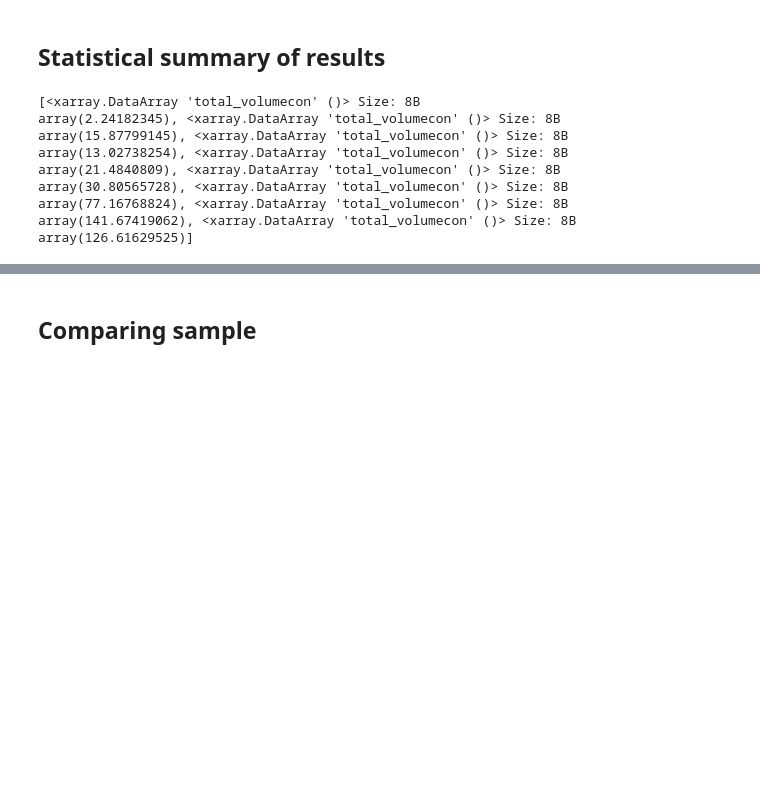
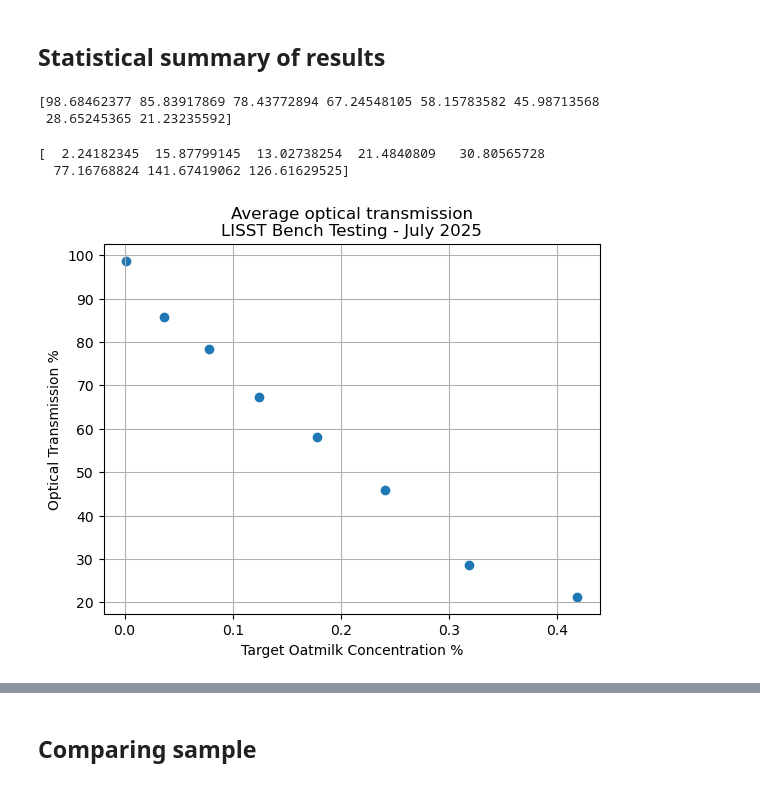
Before and after one commit to cooleyky/prtsz_deep_dive, a Jupyter notebook: 04-analyze-oatmilk-transmission.ipynb, the cells around one changed output, grey strips where cells are left out. Saved outputs shown, nothing was run; the diff lists cells and outputs as text; code cells hidden in the pictures; blank space fills up the shorter version.

Commit message:
Compare bench testing results

```diff
--- a/04-analyze-oatmilk-transmission.ipynb
+++ b/04-analyze-oatmilk-transmission.ipynb
@@ -35,6 +36,20 @@ def load_lisst(fpath, csvhdr):
     # print(lisst_data.head(1))
     # Convert data frames to xarray for easy manipulation
     lisst_ds = xr.Dataset.from_dataframe(lisst_data)
+    # Create 2D array for binned volume concentration
+    volumecon2D = list([])
+    bins = list([])
+    for var in lisst_ds.variables:
+        if re.search("volumecon[0-9]+", var):
+                bins.append(var)
+                volumecon2D.append(lisst_ds[var])
+    lisst_ds = lisst_ds.drop_vars(bins)
+    str2num = lambda x: int(x.replace("volumecon", ""))
+    bins = [str2num(x) for x in bins]
+    lisst_ds["volume_concentration_2D"] = xr.concat(
+        volumecon2D, pd.Index(bins, name="bin")
+        )
+    lisst_ds["volume_concentration_2D"] = lisst_ds["volume_concentration_2D"].assign_attrs(units="$\mu$L/L")
     return lisst_ds
 # %%
 # Load LISST CSV column names from json containing column headers
@@ -42,8 +57,8 @@ headers = pd.read_json("./inst_headers/lisst_hdr.json", typ='series', orient='re
 csvhdr = headers.iloc[0]
 # %%
 # Change first 36 column names to integer bin numbers
-bins = np.arange(36)+1
-csvhdr[0:36] = bins.astype(str)
+# bins = np.arange(36)+1
+# csvhdr[0:36] = bins.astype(str)
 # csvhdr
 # %%
 # Load data to workspace
@@ -57,21 +72,37 @@ lisst3185 = load_lisst(path.join(LISST_PATH, flist[6]), csvhdr)
 lisst4185 = load_lisst(path.join(LISST_PATH, flist[7]), csvhdr)
 # %% [markdown]
 ## Statistical summary of results
+# %%
+# Target percent oatmilk concentrations
+oatmilk_percent = np.array([0.0017, 0.0366, 0.0776, 0.1240,
+                            0.1776, 0.2409, 0.3185, 0.4185])
 # %%
 # Mean optical transmission
+optical_transmission_avg = np.array([lisst0017.optical_transmission.mean(), lisst0366.optical_transmission.mean(),
+       lisst0776.optical_transmission.mean(), lisst1240.optical_transmission.mean(),
+       lisst1776.optical_transmission.mean(), lisst2409.optical_transmission.mean(),
+       lisst3185.optical_transmission.mean(), lisst4185.optical_transmission.mean()])*100
+print(optical_transmission_avg)
+# %% [output]
+[98.68462377 85.83917869 78.43772894 67.24548105 58.15783582 45.98713568
+ 28.65245365 21.23235592]
 # %%
 # Mean total volume concentration
-total_volume_avg = [lisst0017.total_volumecon.mean(), lisst0366.total_volumecon.mean().values,
+total_volume_avg = np.array([lisst0017.total_volumecon.mean(), lisst0366.total_volumecon.mean(),
        lisst0776.total_volumecon.mean(), lisst1240.total_volumecon.mean(),
        lisst1776.total_volumecon.mean(), lisst2409.total_volumecon.mean(),
-       lisst3185.total_volumecon.mean(), lisst4185.total_volumecon.mean()]
+       lisst3185.total_volumecon.mean(), lisst4185.total_volumecon.mean()])
+print(total_volume_avg)
 # %% [output]
-[<xarray.DataArray 'total_volumecon' ()> Size: 8B
-array(2.24182345), <xarray.DataArray 'total_volumecon' ()> Size: 8B
-array(15.87799145), <xarray.DataArray 'total_volumecon' ()> Size: 8B
-array(13.02738254), <xarray.DataArray 'total_volumecon' ()> Size: 8B
-array(21.4840809), <xarray.DataArray 'total_volumecon' ()> Size: 8B
-array(30.80565728), <xarray.DataArray 'total_volumecon' ()> Size: 8B
-array(77.16768824), <xarray.DataArray 'total_volumecon' ()> Size: 8B
-array(141.67419062), <xarray.DataArray 'total_volumecon' ()> Size: 8B
-array(126.61629525)]
+[  2.24182345  15.87799145  13.02738254  21.4840809   30.80565728
+  77.16768824 141.67419062 126.61629525]
+# %%
+# Plot avg optical transmission
+fig0, ax0 = plt.subplots()
+ax0.scatter(oatmilk_percent, optical_transmission_avg)
+ax0.set_xlabel("Target Oatmilk Concentration %")
+ax0.set_ylabel("Optical Transmission %")
+plt.title("Average optical transmission\nLISST Bench Testing - July 2025")
+ax0.grid()
+# %% [output]
+[figure, added]
```
Also changed, not shown: parts of 10 cells of this notebook, 1 other file.
